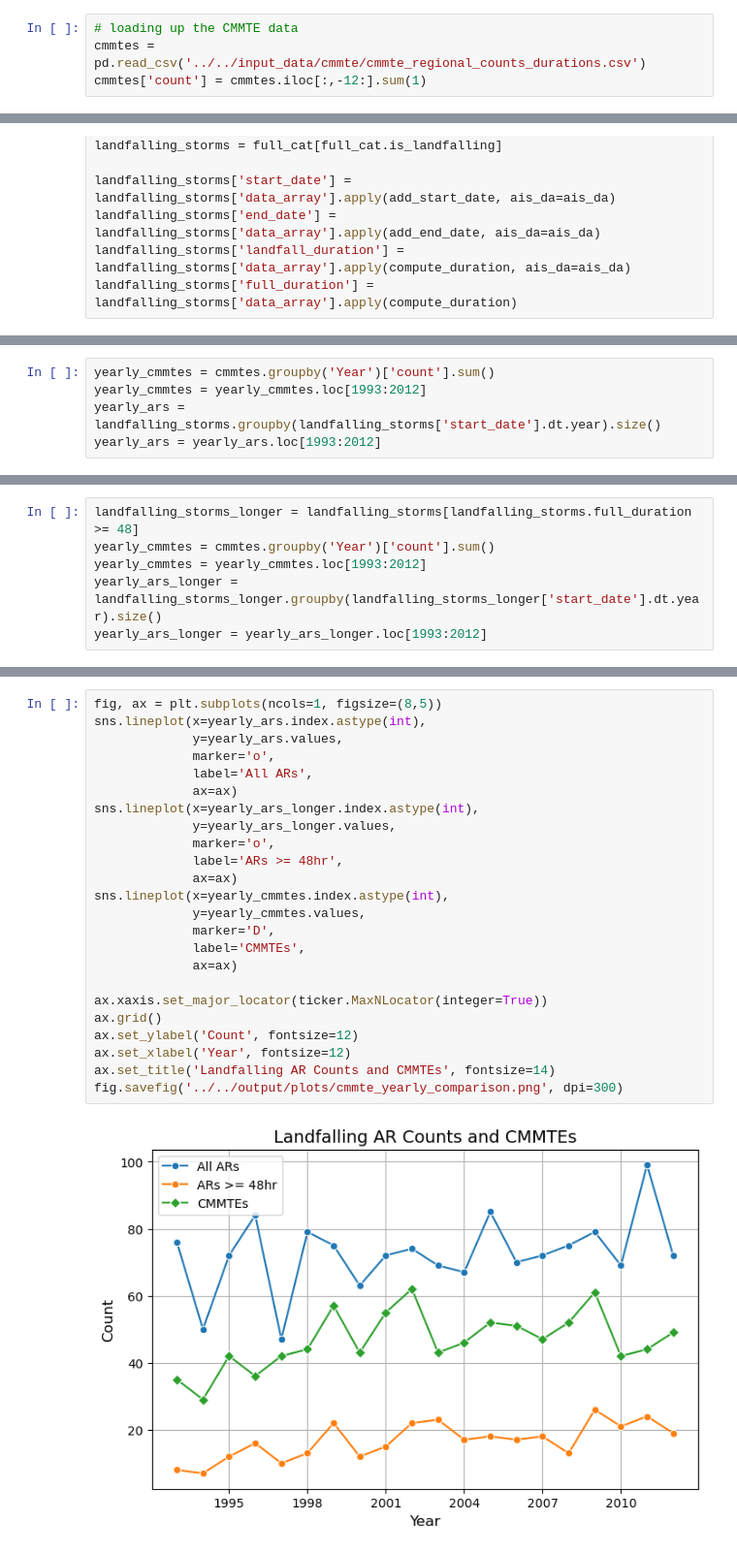
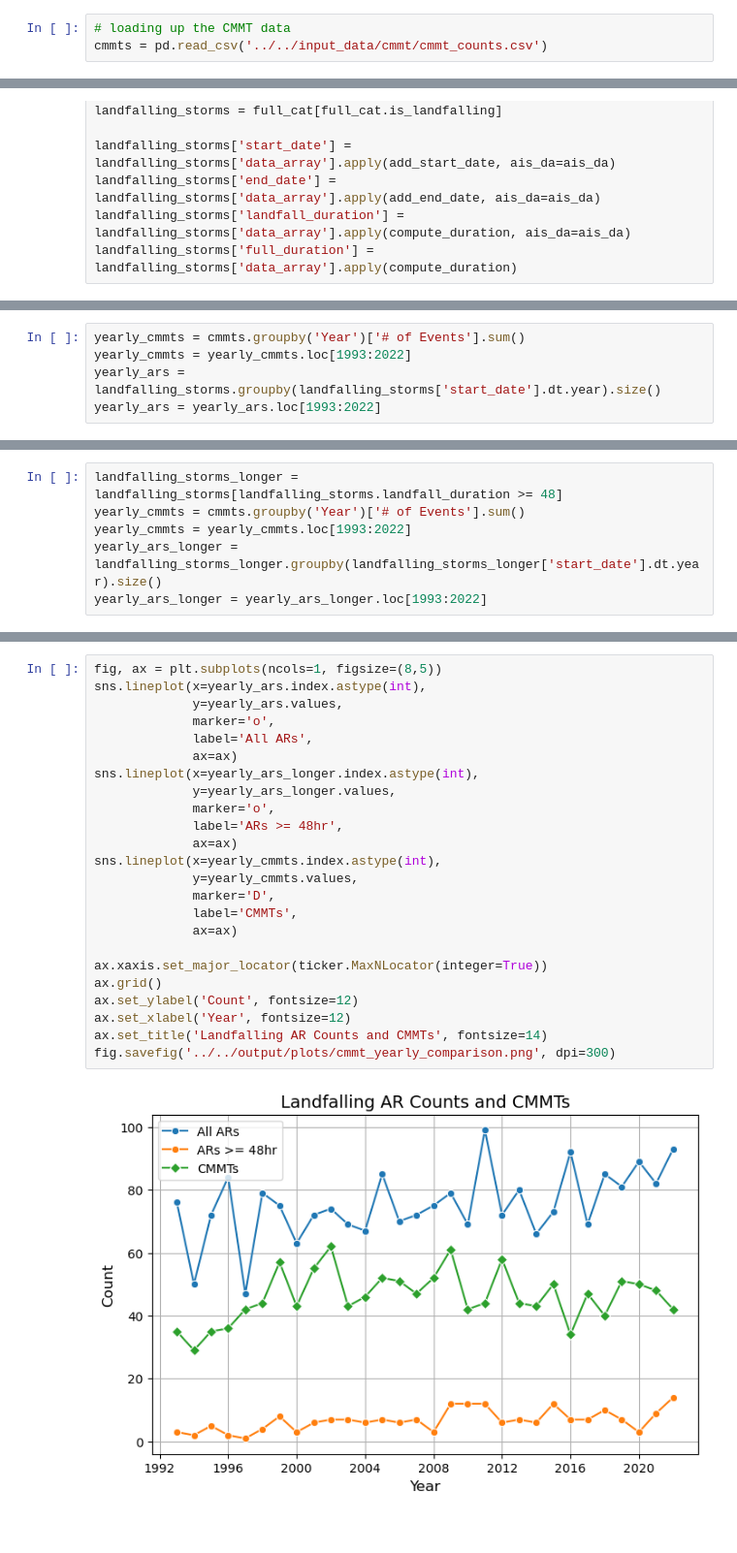
Before and after one commit to jbbutler/antarctic_AR_dataset, a Jupyter notebook: notebooks/quality_assurance/cmmt_comparison.ipynb, the cells around one changed output, grey strips where cells are left out. Shown at 97% size. Drawn from its saved outputs; the diff is of its cells as text.

```diff
--- a/notebooks/quality_assurance/cmmt_comparison.ipynb
+++ b/notebooks/quality_assurance/cmmt_comparison.ipynb
@@ -33,7 +42,6 @@ First, let's load up a csv table of with count and duration information for CMMT
 # %%
-# loading up the CMMTE data
-cmmtes = pd.read_csv('../../input_data/cmmte/cmmte_regional_counts_durations.csv')
-cmmtes['count'] = cmmtes.iloc[:,-12:].sum(1)
+# loading up the CMMT data
+cmmts = pd.read_csv('../../input_data/cmmt/cmmt_counts.csv')
 # %%
 # loading up the catalogs and doing some light preprocessing
 ais_da = load_ais()
@@ -52,8 +60,8 @@ First, let's compare aggregate statistics across our catalog and the archive of
 # %%
-yearly_cmmtes = cmmtes.groupby('Year')['count'].sum()
-yearly_cmmtes = yearly_cmmtes.loc[1993:2012]
+yearly_cmmts = cmmts.groupby('Year')['# of Events'].sum()
+yearly_cmmts = yearly_cmmts.loc[1993:2022]
 yearly_ars = landfalling_storms.groupby(landfalling_storms['start_date'].dt.year).size()
-yearly_ars = yearly_ars.loc[1993:2012]
+yearly_ars = yearly_ars.loc[1993:2022]
 # %%
 plt.figure(figsize=(6, 4))
 
@@ -106,9 +116,9 @@ Some similar structure, but correlations are not exactly as we may hope for. I'm
 # %%
-landfalling_storms_longer = landfalling_storms[landfalling_storms.full_duration >= 48]
-yearly_cmmtes = cmmtes.groupby('Year')['count'].sum()
-yearly_cmmtes = yearly_cmmtes.loc[1993:2012]
+landfalling_storms_longer = landfalling_storms[landfalling_storms.landfall_duration >= 48]
+yearly_cmmts = cmmts.groupby('Year')['# of Events'].sum()
+yearly_cmmts = yearly_cmmts.loc[1993:2022]
 yearly_ars_longer = landfalling_storms_longer.groupby(landfalling_storms_longer['start_date'].dt.year).size()
-yearly_ars_longer = yearly_ars_longer.loc[1993:2012]
+yearly_ars_longer = yearly_ars_longer.loc[1993:2022]
 # %%
 plt.figure(figsize=(6, 4))
 
@@ -156,29 +166,29 @@ Correlation in actual counts and differences from year to year are much higher i
 # %%
 fig, ax = plt.subplots(ncols=1, figsize=(8,5))
 sns.lineplot(x=yearly_ars.index.astype(int),
              y=yearly_ars.values,
              marker='o',
              label='All ARs',
              ax=ax)
 sns.lineplot(x=yearly_ars_longer.index.astype(int),
              y=yearly_ars_longer.values,
              marker='o',
              label='ARs >= 48hr',
              ax=ax)
-sns.lineplot(x=yearly_cmmtes.index.astype(int),
-             y=yearly_cmmtes.values,
+sns.lineplot(x=yearly_cmmts.index.astype(int),
+             y=yearly_cmmts.values,
              marker='D',
-             label='CMMTEs',
+             label='CMMTs',
              ax=ax)
 
 ax.xaxis.set_major_locator(ticker.MaxNLocator(integer=True))
 ax.grid()
 ax.set_ylabel('Count', fontsize=12)
 ax.set_xlabel('Year', fontsize=12)
-ax.set_title('Landfalling AR Counts and CMMTEs', fontsize=14)
-fig.savefig('../../output/plots/cmmte_yearly_comparison.png', dpi=300)
+ax.set_title('Landfalling AR Counts and CMMTs', fontsize=14)
+fig.savefig('../../output/plots/cmmt_yearly_comparison.png', dpi=300)
 # %% [output]
-[figure, old version]
+[figure, new version]
 # %% [markdown]
 ## Individual Event Comparisons
 
```
Also changed, not shown: parts of 27 cells of this notebook.
